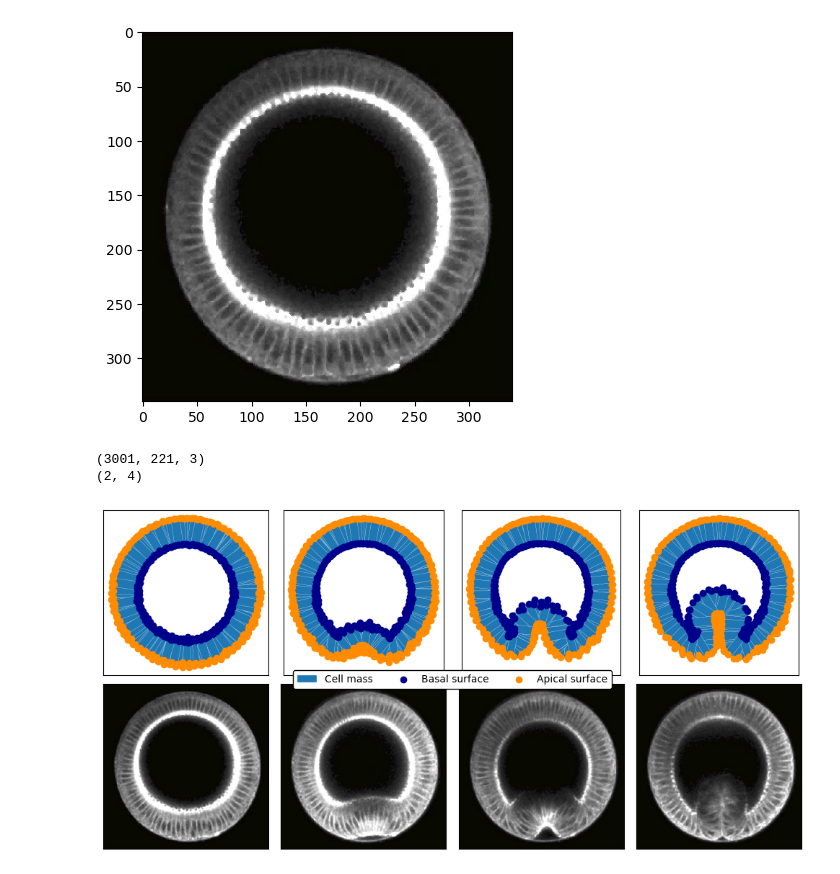
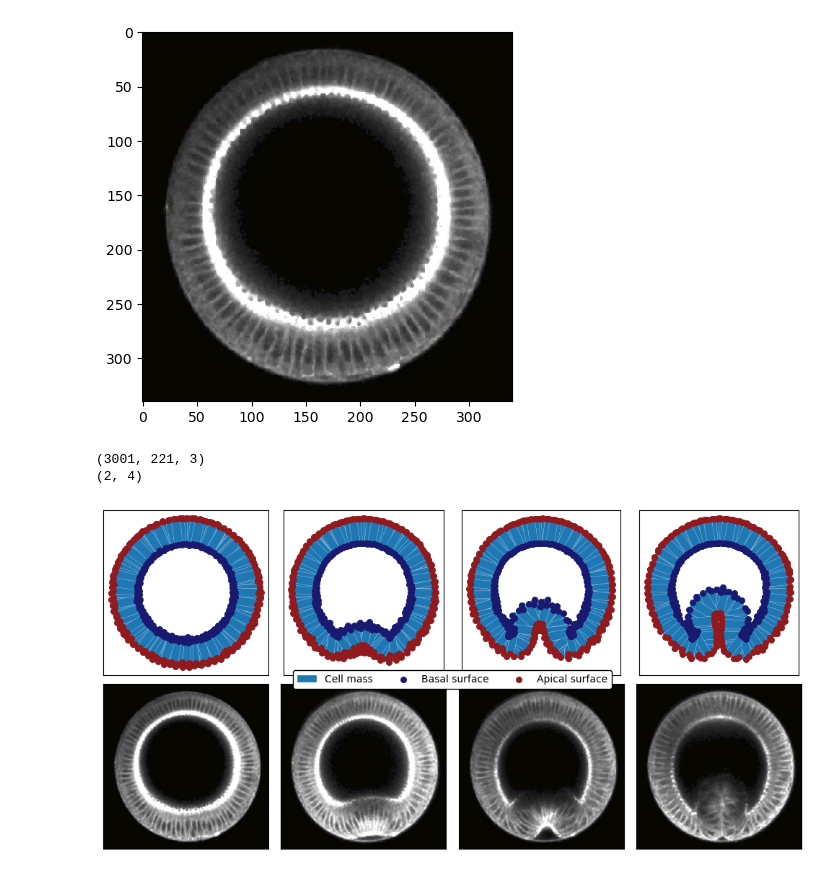
Before and after one commit to JakobSchauser/Thesis, a Jupyter notebook: CompareToData/VentralFurrow/CompareToVF.ipynb, the cells around one changed output. Drawn from its saved outputs; the diff is of its cells as text; code cells hidden in the pictures.

```diff
--- a/CompareToData/VentralFurrow/CompareToVF.ipynb
+++ b/CompareToData/VentralFurrow/CompareToVF.ipynb
@@ -91,36 +91,36 @@ for i in range(4):
         axs[0].add_patch(pol)
         once = True
 
-    axs[0].scatter(bottoms[:, 0],bottoms[:, 1], c = "darkblue", label = "Basal surface")
-    axs[0].scatter(tops[:, 0], tops[:, 1], c = "darkorange", label = "Apical surface")
+    axs[0].scatter(bottoms[:, 0],bottoms[:, 1], c = "midnightblue", label = "Basal surface", s = 30)
+    axs[0].scatter(tops[:, 0], tops[:, 1], c = "#901A1E", label = "Apical surface", s = 30)
 
     # axs[0].scatter(xcut[ind, :, 1], xcut[ind, :, 2],  lw=0.1, c = "darkblue", s=0.7)
     axs[0].set_aspect('equal')
 
     axs[1].imshow(frames[i*videospeed+5])
     # cx = 170
     # cy = 164
     # axs[1].scatter((xcut+5*pcut)[ind, :, 1]*5 + cx, -(xcut+5*pcut)[ind, :, 2]*5 + cy, cmap='viridis')
     # axs[1].scatter((xcut-3.2*pcut)[ind, :, 1]*5 + cx, -(xcut-3.2*pcut)[ind, :, 2]*5 + cy, cmap='viridis')
 
     # remove axes
     axs[0].set_xticks([])
     axs[0].set_yticks([])
     axs[1].set_xticks([])
     axs[1].set_yticks([])
 
     # set titles
     # axs[0].set_title(f"t={ind}")
 plt.tight_layout()
 
 # add legend
 handles, labels = allaxs[0,0].get_legend_handles_labels()
 
 # make background white
 legend = fig.legend(handles, labels, loc='center', ncol=3, facecolor='white', edgecolor='black', )
 legend.get_frame().set_alpha(None)
 legend.get_frame().set_facecolor((1, 1, 1, 1))
 # %% [output]
 (3001, 221, 3)
 (2, 4)
-[figure, old version]
+[figure, new version]
```
Also changed, not shown: 7 other files.
